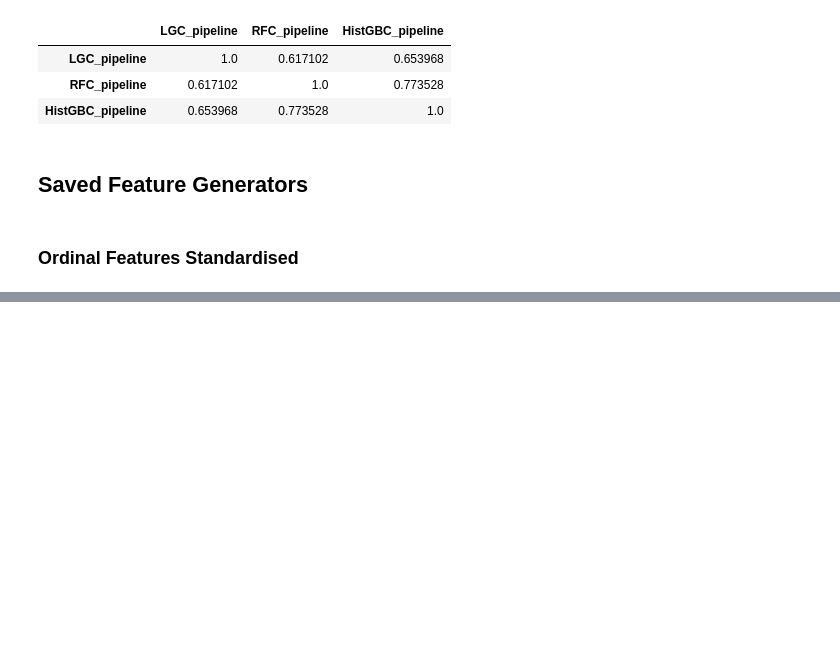
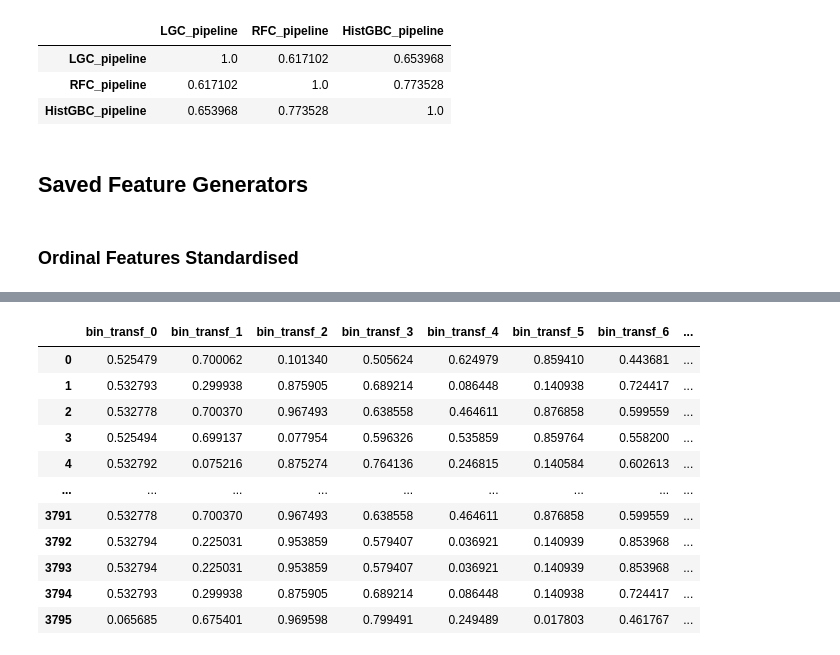
Before and after one commit to risan-raja/sdpiit, a Jupyter notebook: notebooks/sdpiitm-risan-raja-21f10000121.ipynb, the cells around one changed output, grey strips where cells are left out. Saved outputs shown, nothing was run; the diff lists cells and outputs as text; code cells hidden in the pictures; blank space fills up the shorter version.

```diff
--- a/notebooks/sdpiitm-risan-raja-21f10000121.ipynb
+++ b/notebooks/sdpiitm-risan-raja-21f10000121.ipynb
@@ -932,9 +945,9 @@ y = raw_data.target
 # K_best = SelectKBest(mutual_info_classif,k=80)
 # quick_test(K_best.fit_transform(X,y))
 # X.plot(kind='line',backend='plotly')
-for i in range(3,80):
-    print('#'*90)
-    print("Clusters :: ", i)
-    dim_reduce = FeatureAgglomeration(n_clusters=i)
-    quick_test(dim_reduce.fit_transform(X,y))
-    print('#'*90)
+# for i in range(3,80):
+#     print('#'*90)
+#     print("Clusters :: ", i)
+#     dim_reduce = FeatureAgglomeration(n_clusters=i)
+#     quick_test(dim_reduce.fit_transform(X,y))
+#     print('#'*90)
@@ -1398,6 +1393,8 @@ model_names = [
     "RFC_pipeline",
     "HistGBC_pipeline"
 ]
+X = raw_data.drop(['target'],axis=1)
+y = raw_data.target
 predictions = {}
 X_train, X_test,y_train, y_test = gen_train_test(X,y,test_size=0.4)
 for model,model__name in zip(models, model_names):
@@ -1435,62 +1499,77 @@ ordinal_scaled_features = Pipeline([
 # %%
-master_coefs = {
-     0.125 : [1,7,0,2,5,0,6,4],
-    -3    : [1,5,4,0,1,7,6,1],
-    -0.3  : [3,2,5,0,3,4,6,5]
-}
-master_scores = {k:0.15 for k in master_coefs}
-
-# tmp= OneHotEncoder(drop='first').fit_transform(raw_data.loc[:,nominal])
 from tqdm import trange
 import gc
-
+search_space = np.linspace(-3,3,num=10000)
 @allow_stopping
 def wild_search():
+    global master_coefs, master_scores
+    rng = np.random.default_rng()
     corrs = {}
     coefs = {}
-    global master_coefs, master_scores
-    N = np.random.choice(np.linspace(-3,3,num=10000))
+    N = rng.choice(search_space,replace=False,)
     # print(N)
     # for _ in trange(int((8**8)**0.5)):
     for _ in range(100):
         pow_ord = raw_data.loc[:,binary].mean().sort_values(ascending=False).index
         trsn= pd.Series(np.zeros(raw_data.shape[0]))
         ss = []
         for c in pow_ord:
-            s = np.random.randint(0,8)
+            s = rng.integers(0,8)
             trsn = trsn+raw_data[c]*(N**s)
             ss.append(s)
         midstep = StandardScaler().fit_transform(trsn.to_numpy().reshape(-1,1))
         score = mutual_info_classif(midstep,raw_data.target)[0]
         # print(list(pd.get_dummies(raw_data.target).corrwith(trsn,method='kendall')))
         corrs[_]=score
         coefs[_]=ss
     for x in corrs:
         if corrs[x]==max(corrs.values()):
-            if max(corrs.values()) > 0.145:
+            if max(corrs.values()) > 0.15:
                 if N in master_scores:
                     if max(corrs.values()) > master_scores[N]:
                         master_coefs[N] = coefs[x]
                         master_scores[N] = max(corrs.values())
                 else:
                     master_coefs[N] = coefs[x]
                     master_scores[N] = max(corrs.values())
     gc.collect()
     return max(corrs.values())
 # with parallel_backend('loky'):
-for _ in trange(500):
-    wild_search()
+# for _ in trange(500):
+#     wild_search()
+from tqdm import tqdm
+from joblib import Parallel
+with parallel_backend('threading', n_jobs=-1):
+    Parallel()(delayed(wild_search)() for i in tqdm(range(1000)))
 
-kes = {k:v for k,v in master_coefs.items() if master_scores[k] >=0.15}
-pow_ord = raw_data.loc[:,binary].mean().sort_values(ascending=False).index
-result = np.zeros(raw_data.shape[0]).reshape(-1,1)
-for m,u in kes.items():
-    trsn= pd.Series(np.zeros(raw_data.shape[0]))
-    for c,s in zip(pow_ord,u):
-        trsn = trsn+raw_data[c]*(m**s)
-    midstep = MinMaxScaler().fit_transform(trsn.to_numpy().reshape(-1,1))
-    result = np.c_[result,midstep]
+def generate_new_features_from_binary(df):
+    global master_coefs, master_scores
+    kes = {k:v for k,v in master_coefs.items() if master_scores[k] >=0.15}
+    pow_ord = df.loc[:,binary].mean().sort_values(ascending=False).index
+    result = np.zeros(df.shape[0]).reshape(-1,1)
+    for m,u in kes.items():
+        trsn= pd.Series(np.zeros(df.shape[0]))
+        for c,s in zip(pow_ord,u):
+            trsn = trsn+df[c]*(m**s)
+        midstep = MinMaxScaler().fit_transform(trsn.to_numpy().reshape(-1,1))
+        result = np.c_[result,midstep]
 
-new_cols = result[:,1:]
-col_names = ["bin_transf_"+str(i) for i in range(new_cols.shape[1])]
-new_cols_df = pd.DataFrame(new_cols,columns=col_names)
+    new_cols = result[:,1:]
+    col_names = ["bin_transf_"+str(i) for i in range(new_cols.shape[1])]
+    new_cols_df = pd.DataFrame(new_cols,columns=col_names)
+    return new_cols_df
+
+generate_new_features_from_binary(raw_data)
+# %% [output]
+|  | bin_transf_0 | bin_transf_1 | bin_transf_2 | bin_transf_3 | bin_transf_4 | bin_transf_5 | bin_transf_6 | ... |
+| 0 | 0.525479 | 0.700062 | 0.101340 | 0.505624 | 0.624979 | 0.859410 | 0.443681 | ... |
+| 1 | 0.532793 | 0.299938 | 0.875905 | 0.689214 | 0.086448 | 0.140938 | 0.724417 | ... |
+| 2 | 0.532778 | 0.700370 | 0.967493 | 0.638558 | 0.464611 | 0.876858 | 0.599559 | ... |
+| 3 | 0.525494 | 0.699137 | 0.077954 | 0.596326 | 0.535859 | 0.859764 | 0.558200 | ... |
+| 4 | 0.532792 | 0.075216 | 0.875274 | 0.764136 | 0.246815 | 0.140584 | 0.602613 | ... |
+| ... | ... | ... | ... | ... | ... | ... | ... | ... |
+| 3791 | 0.532778 | 0.700370 | 0.967493 | 0.638558 | 0.464611 | 0.876858 | 0.599559 | ... |
+| 3792 | 0.532794 | 0.225031 | 0.953859 | 0.579407 | 0.036921 | 0.140939 | 0.853968 | ... |
+| 3793 | 0.532794 | 0.225031 | 0.953859 | 0.579407 | 0.036921 | 0.140939 | 0.853968 | ... |
+| 3794 | 0.532793 | 0.299938 | 0.875905 | 0.689214 | 0.086448 | 0.140938 | 0.724417 | ... |
+| 3795 | 0.065685 | 0.675401 | 0.969598 | 0.799491 | 0.249489 | 0.017803 | 0.461767 | ... |
```
Also changed, not shown: parts of 10 cells of this notebook, 5 other files.
